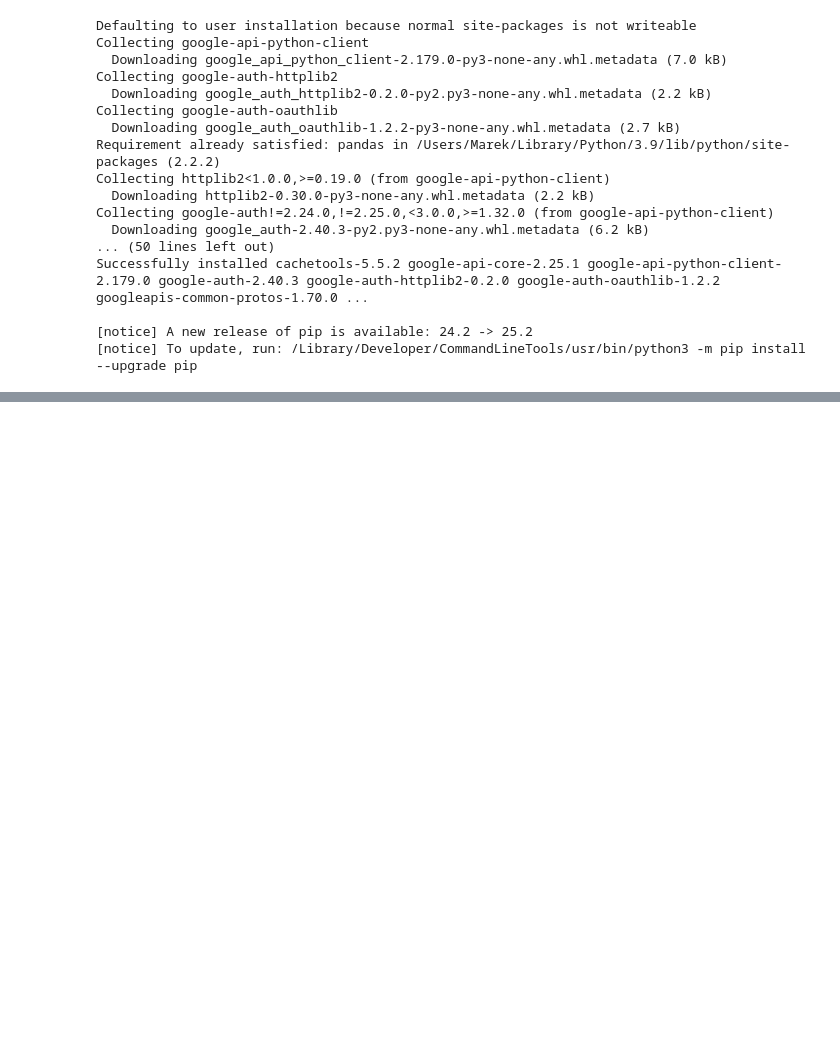
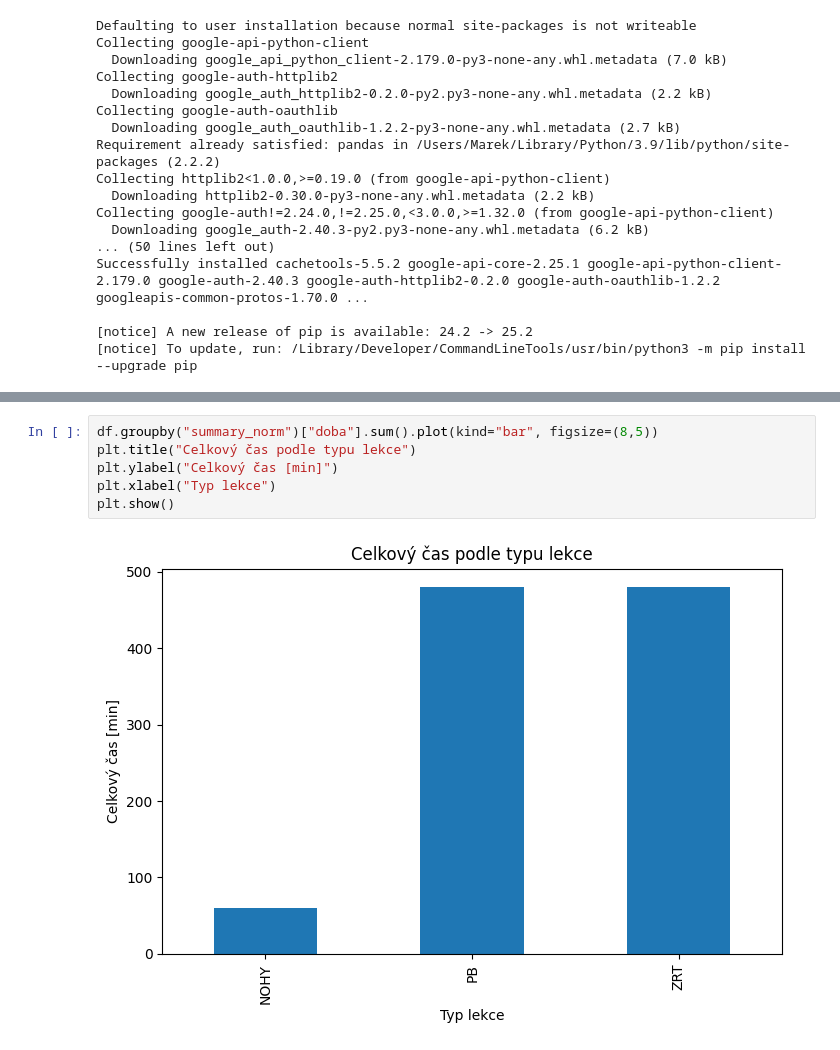
Before and after one commit to MarekCoderslab/TOPFIT, a Jupyter notebook: TOPFit_workout.ipynb, the cells around one changed output, grey strips where cells are left out. Drawn from its saved outputs; the diff is of its cells as text; blank space fills up the shorter version.

```diff
--- a/TOPFit_workout.ipynb
+++ b/TOPFit_workout.ipynb
@@ -232,0 +302,8 @@ print(df.head(20))
+# %%
+df.groupby("summary_norm")["doba"].sum().plot(kind="bar", figsize=(8,5))
+plt.title("Celkový čas podle typu lekce")
+plt.ylabel("Celkový čas [min]")
+plt.xlabel("Typ lekce")
+plt.show()
+# %% [output]
+[figure, added]
```
Also changed, not shown: parts of 9 cells of this notebook, 1 other file.
